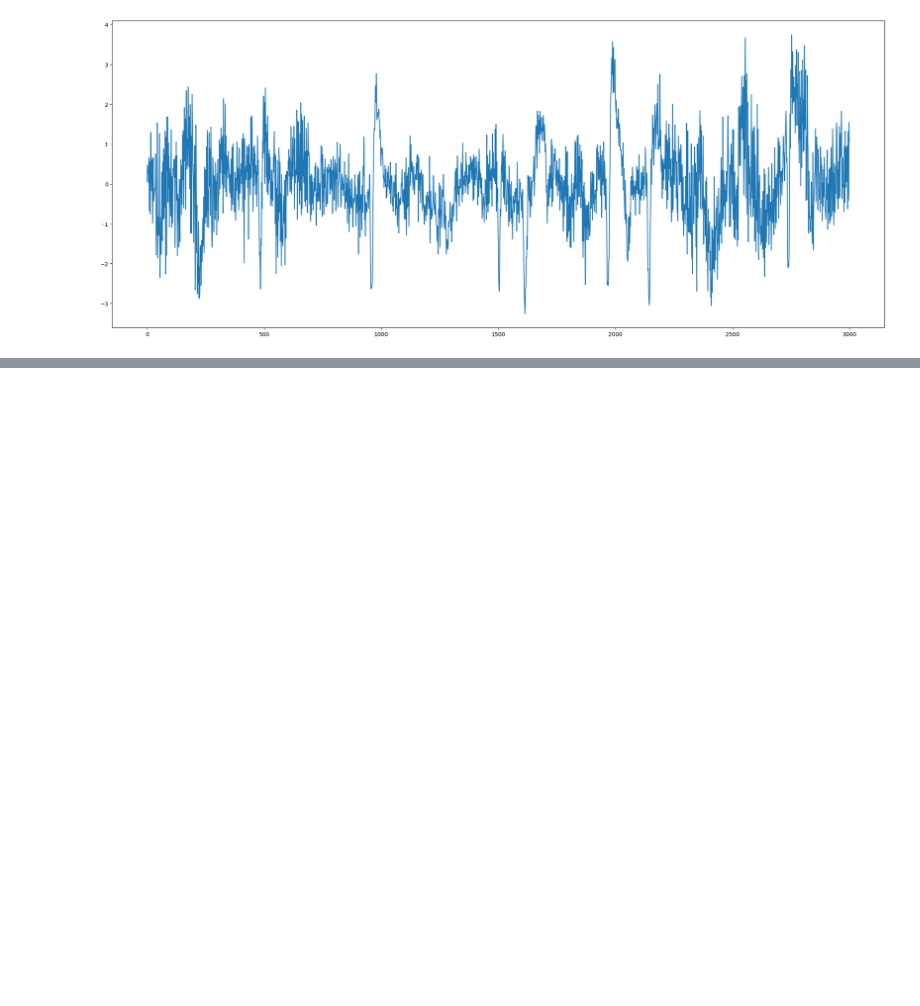
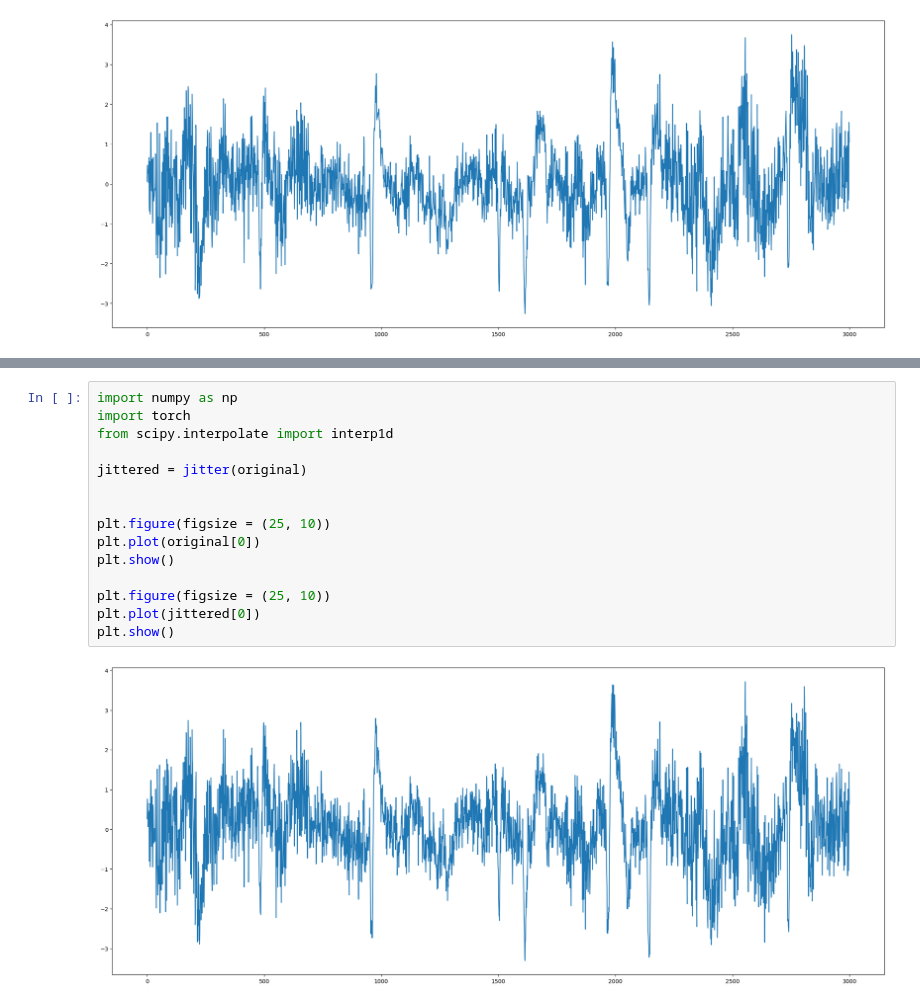
Before and after one commit to sleep-staging/multi-epoch, a Jupyter notebook: test.ipynb, the cells around one changed output, grey strips where cells are left out. Saved outputs shown, nothing was run; the diff lists cells and outputs as text; blank space fills up the shorter version.

```diff
--- a/test.ipynb
+++ b/test.ipynb
@@ -930,0 +988,17 @@ plt.show()
+# %%
+import numpy as np
+import torch
+from scipy.interpolate import interp1d
+
+jittered = jitter(original)
+
+
+plt.figure(figsize = (25, 10))
+plt.plot(original[0])
+plt.show()
+
+plt.figure(figsize = (25, 10))
+plt.plot(jittered[0])
+plt.show()
+# %% [output]
+[figure, added]
```
Also changed, not shown: parts of 2 cells of this notebook, 33 other files.
